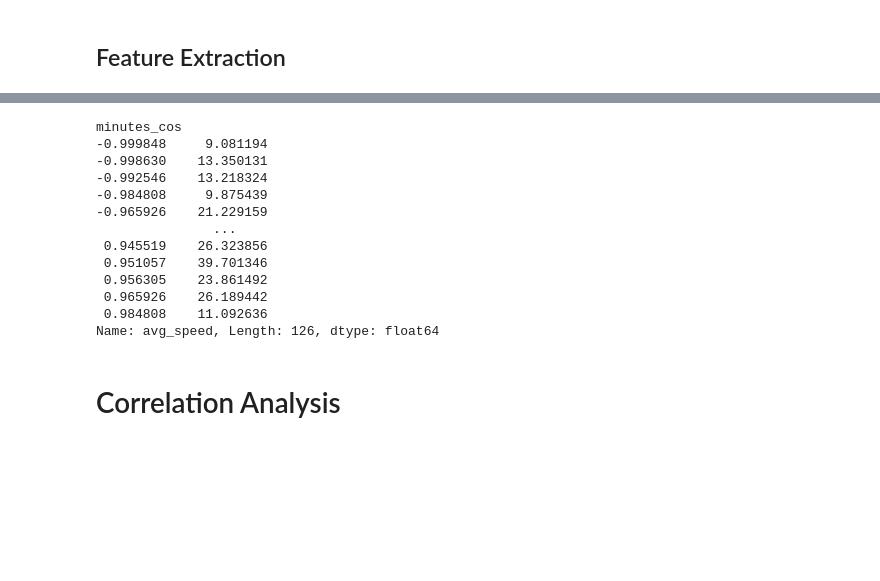
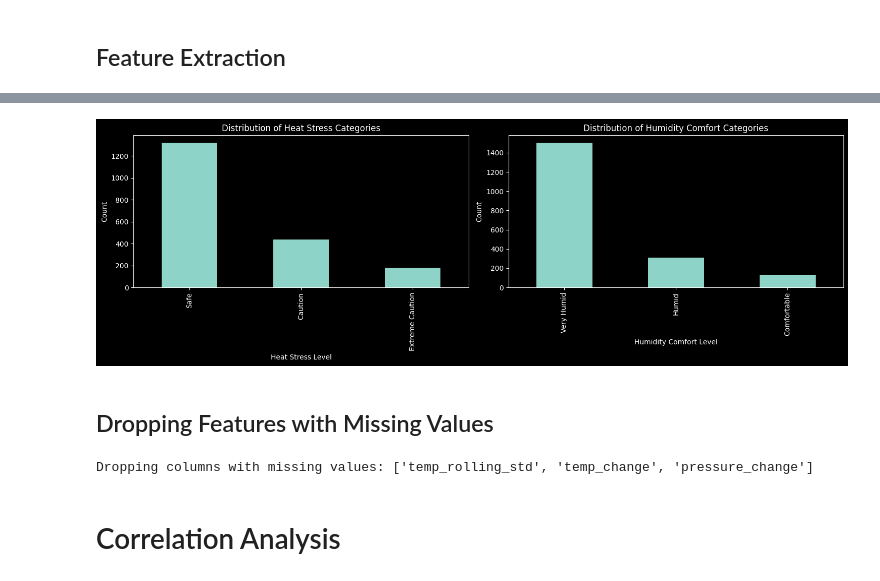
Before and after one commit to ramdhanhdy/bus-schedule-app, a Jupyter notebook: notebooks/02_feature_engineering.ipynb, the cells around one changed output, grey strips where cells are left out. Cells and saved outputs as stored; diff of their text form; code cells hidden in the pictures; blank space fills up the shorter version.

```diff
--- a/notebooks/02_feature_engineering.ipynb
+++ b/notebooks/02_feature_engineering.ipynb
@@ -184,20 +139,34 @@ merged_df
-# %%
-# Calculate average speed for each unique minutes_cos value
-avg_speed_per_minutes_cos = merged_df.groupby('minutes_cos')['avg_speed'].mean()
-print(avg_speed_per_minutes_cos)
-# %% [output]
-minutes_cos
--0.999848     9.081194
--0.998630    13.350131
--0.992546    13.218324
--0.984808     9.875439
--0.965926    21.229159
-               ...
- 0.945519    26.323856
- 0.951057    39.701346
- 0.956305    23.861492
- 0.965926    26.189442
- 0.984808    11.092636
-Name: avg_speed, Length: 126, dtype: float64
+# %%
+# Visualize distribution of heat_stress and humidity_comfort
+fig, (ax1, ax2) = plt.subplots(1, 2, figsize=(15, 5))
+
+# Plot heat_stress distribution
+weather_df['heat_stress'].value_counts().plot(kind='bar', ax=ax1)
+ax1.set_title('Distribution of Heat Stress Categories')
+ax1.set_xlabel('Heat Stress Level')
+ax1.set_ylabel('Count')
+
+# Plot humidity_comfort distribution
+weather_df['humidity_comfort'].value_counts().plot(kind='bar', ax=ax2)
+ax2.set_title('Distribution of Humidity Comfort Categories')
+ax2.set_xlabel('Humidity Comfort Level')
+ax2.set_ylabel('Count')
+
+plt.tight_layout()
+plt.show()
+# %% [output]
+[figure, added]
+# %% [markdown]
+## Dropping Features with Missing Values
+# %%
+# Drop columns with missing values
+missing_cols = merged_df.columns[merged_df.isnull().any()].tolist()
+print("Dropping columns with missing values:", missing_cols)
+merged_df = merged_df.drop(columns=missing_cols)
+
+# Drop visibility_cleaned, humidity_cleaned, and wind_speed_cleaned
+merged_df = merged_df.drop(columns=['visibility_cleaned', 'humidity_cleaned', 'wind_speed_cleaned'])
+# %% [output]
+Dropping columns with missing values: ['temp_rolling_std', 'temp_change', 'pressure_change']
 # %% [markdown]
 # Correlation Analysis
```
Also changed, not shown: parts of 40 cells of this notebook, 47 other files.
